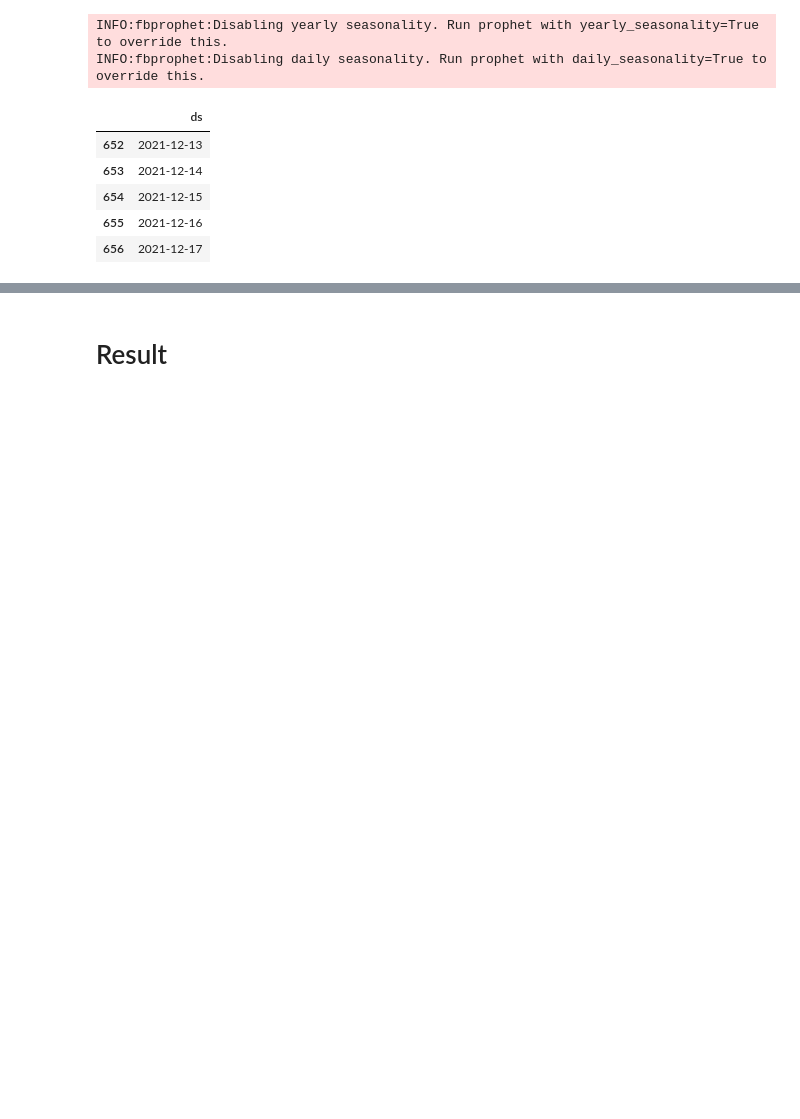
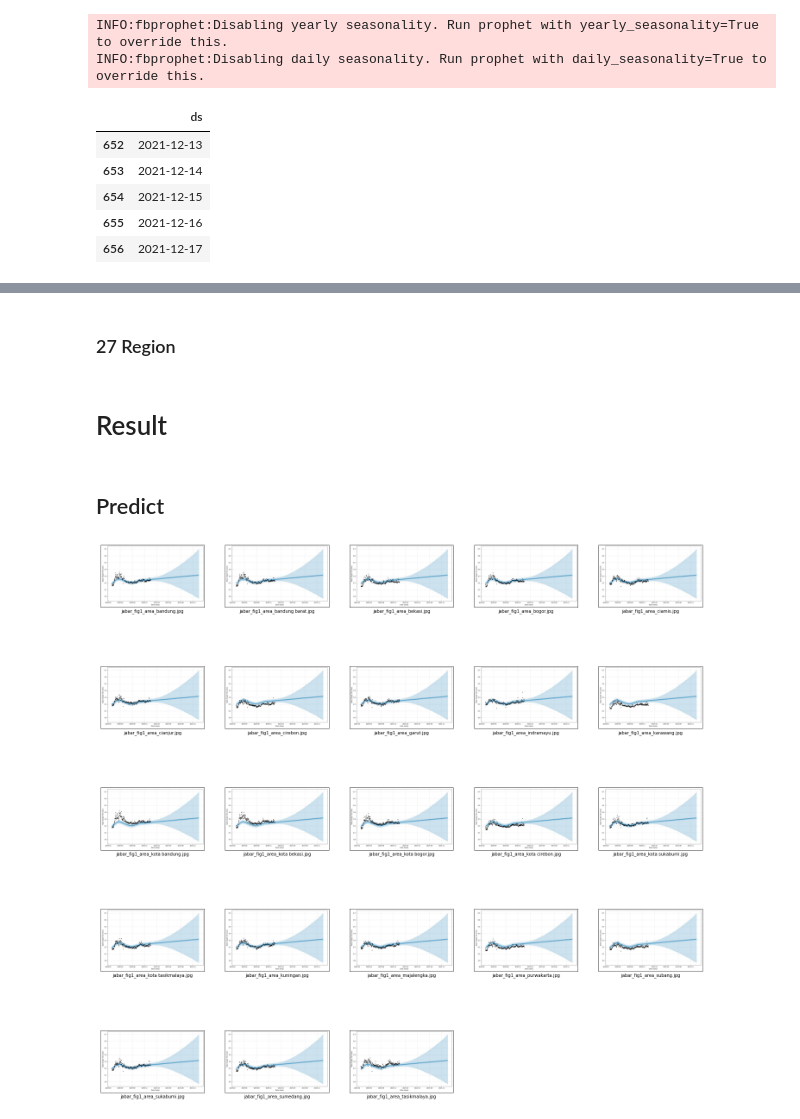
Before and after one commit to ariefahshalihah/jabar-movement-2020, a Jupyter notebook: jabar_movements_2020.ipynb, the cells around one changed output, grey strips where cells are left out. Saved outputs shown, nothing was run; the diff lists cells and outputs as text; code cells hidden in the pictures; blank space fills up the shorter version.

```diff
--- a/jabar_movements_2020.ipynb
+++ b/jabar_movements_2020.ipynb
@@ -234,0 +237,2 @@ fig2 = model.plot_components(forecast)
+# %% [markdown]
+### 27 Region
@@ -235,2 +269,32 @@ fig2 = model.plot_components(forecast)
 # %% [markdown]
 # Result
+# %%
+# Load IMG Result
+from tensorflow.keras.preprocessing.image import load_img, img_to_array
+import matplotlib.pyplot as plt
+import os
+
+def plot_result(path, sub_dirs):
+  # Fig 1
+  for label in sub_dirs:
+    plt.figure(figsize=(25,25))
+    for i in range(23):
+      images = os.listdir(os.path.join(path,'img',label))
+
+      img = load_img(os.path.join(path,'img',label,images[i]))
+      img = (img_to_array(img))/255.0
+
+      plt.subplot(5,5,i+1)
+      plt.xticks([])
+      plt.yticks([])
+      plt.imshow(img)
+      plt.xlabel(images[i])
+    plt.show()
+
+  return
+# %% [markdown]
+## Predict
+# %%
+plot_result(path, ['fig1'])
+# %% [output]
+[figure, added]
```
Also changed, not shown: parts of 11 cells of this notebook.
